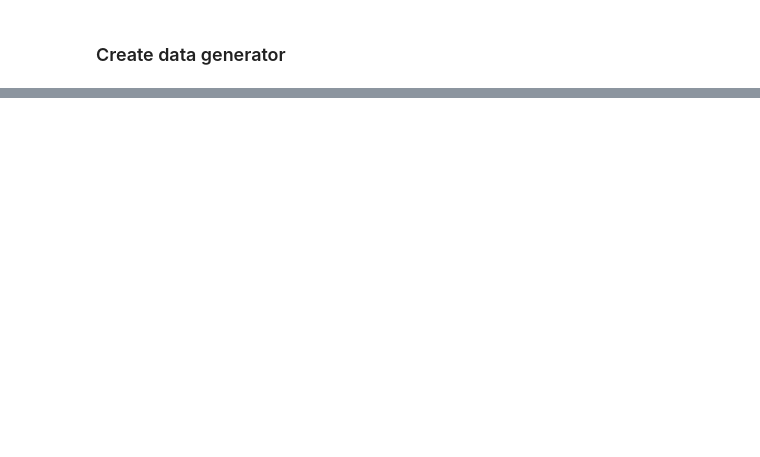
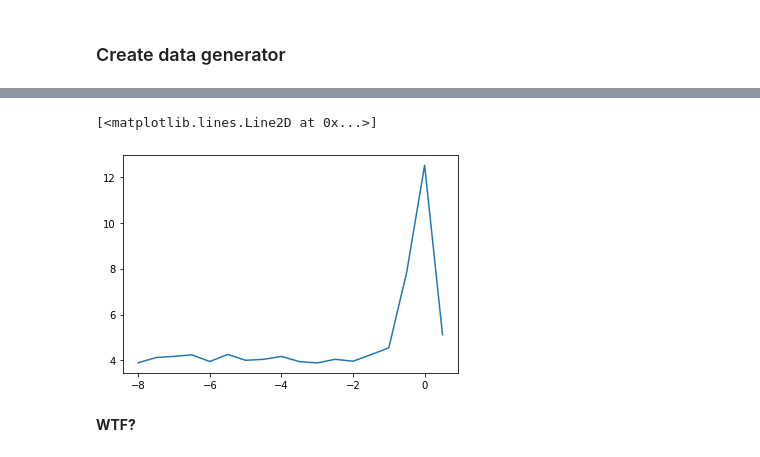
Before and after one commit to Gooogr/Book_Ian_Pointer_PyTorch_for_DL, a Jupyter notebook: Chapter 6. Sounds.ipynb, the cells around one changed output, grey strips where cells are left out. Drawn from its saved outputs; the diff is of its cells as text; code cells hidden in the pictures; blank space fills up the shorter version.

```diff
--- a/Chapter 6. Sounds.ipynb
+++ b/Chapter 6. Sounds.ipynb
@@ -92,0 +193,38 @@ test_loader = DataLoader(ESC50(DATASET_PATH, subset_name='test'), batch_size=BAT
+# %%
+class AudioNet(nn.Module):
+    def __init__(self):
+        super(AudioNet, self).__init__()
+        self.conv1 = nn.Conv1d(100, 128, kernel_size=5, stride=4)
+        self.bn1 = nn.BatchNorm1d(128)
+        self.pool1 = nn.MaxPool1d(4)
+        self.conv2 = nn.Conv1d(128, 128, 3)
+        self.bn2 = nn.BatchNorm1d(128)
+        self.pool2 = nn.MaxPool1d(4)
+        self.conv3 = nn.Conv1d(128, 256, 3)
+        self.bn3 = nn.BatchNorm1d(256)
+        self.pool3 = nn.MaxPool1d(4)
+        self.conv4 = nn.Conv1d(256, 512, 3)
+        self.bn4 = nn.BatchNorm1d(512)
+        self.pool4 = nn.MaxPool1d(4)
+        self.fc1 = nn.Linear(512, 50)
+
+    def forward(self, x):
+        x = x.unsqueeze(-1).view(-1, 100, 2205)
+        x = self.conv1(x)
+        x = F.relu(self.bn1(x))
+        x = self.pool1(x)
+        x = self.conv2(x)
+        x = F.relu(self.bn2(x))
+        x = self.pool2(x)
+        x = self.conv3(x)
+        x = F.relu(self.bn3(x))
+        x = self.pool3(x)
+        x = self.conv4(x)
+        x = F.relu(self.bn4(x))
+        x = self.pool4(x)
+        x = x.squeeze(-1)
+        x = self.fc1(x)
+        return F.log_softmax(x)
+# %%
+audionet = AudioNet()
+audionet.to(DEVICE);
@@ -92,0 +255,5 @@ test_loader = DataLoader(ESC50(DATASET_PATH, subset_name='test'), batch_size=BAT
+# %%
+%%time
+torch.save(audionet.state_dict(), "audionet.pth")
+optimizer = optim.Adam(audionet.parameters(), lr=0.001)
+logs, losses = find_lr(audionet, nn.CrossEntropyLoss(), optimizer, train_loader, device=DEVICE)
@@ -92,0 +263,7 @@ test_loader = DataLoader(ESC50(DATASET_PATH, subset_name='test'), batch_size=BAT
+# %%
+plt.plot(logs, losses)
+# %% [output]
+[<matplotlib.lines.Line2D at 0x...>]
+[figure, added]
+# %% [markdown]
+**WTF?**
```
Also changed, not shown: parts of 35 cells of this notebook, 1 other file.
